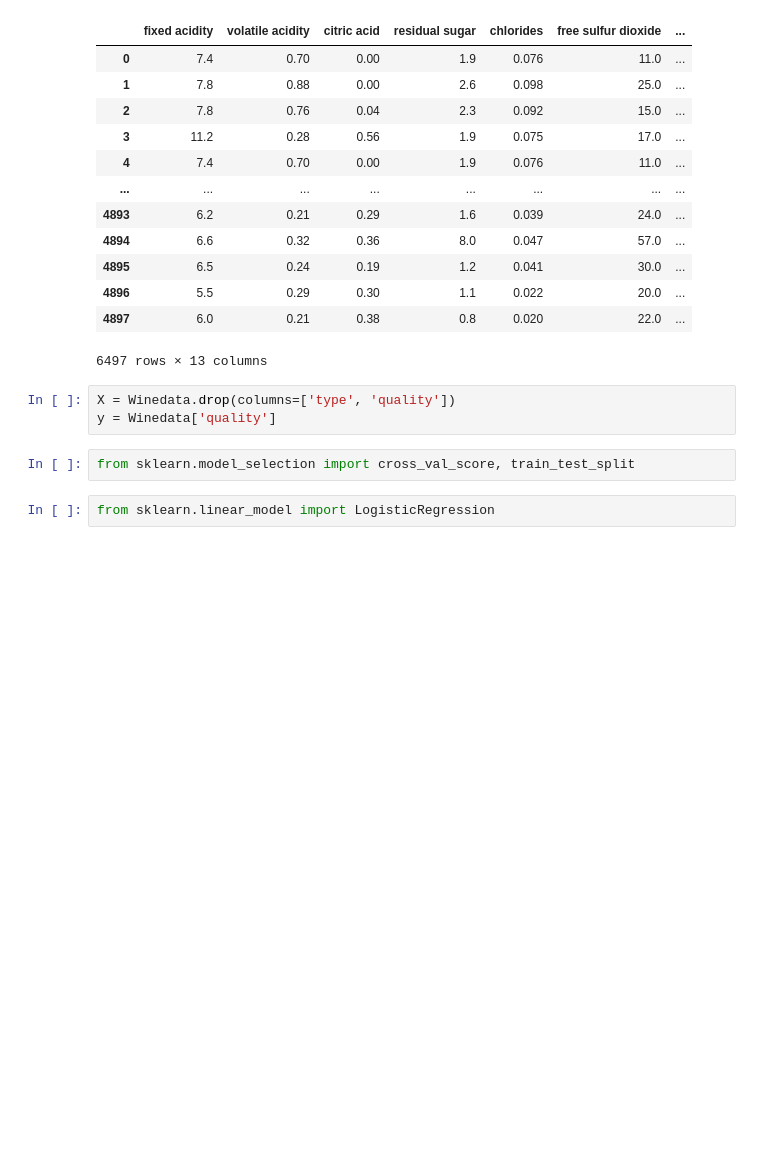
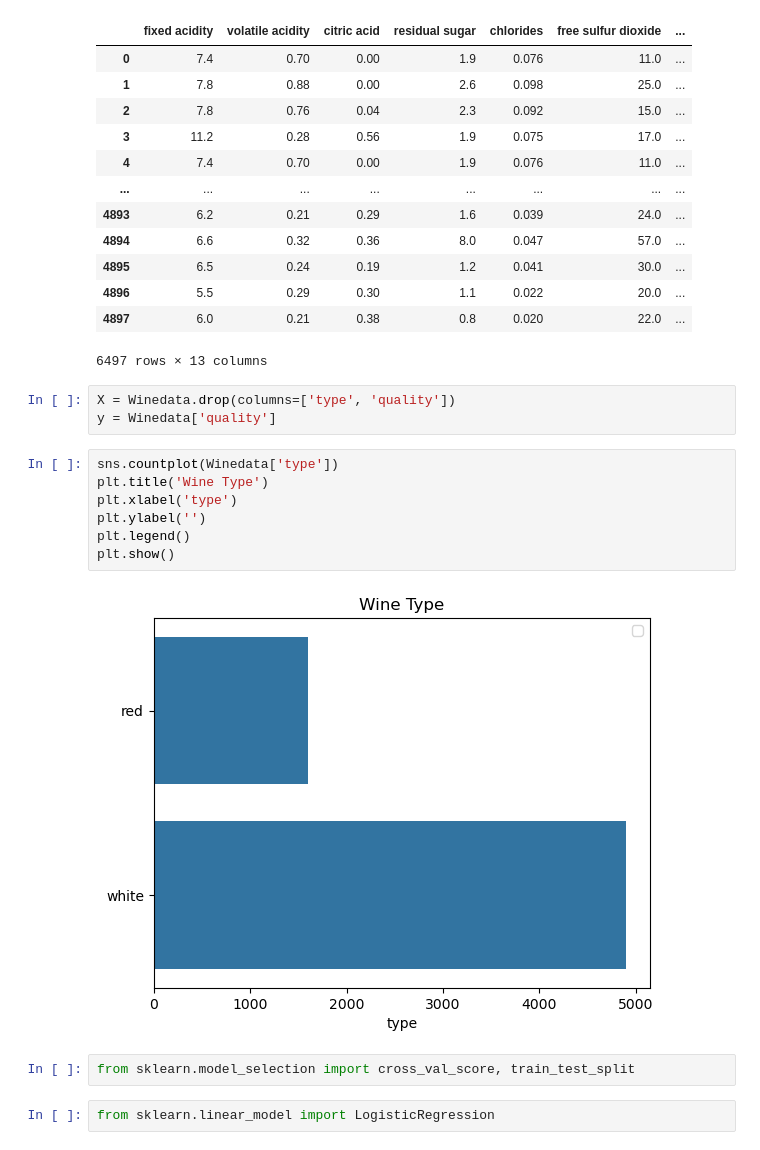
Before and after one commit to Sudha25a/Projects-2, a Jupyter notebook: ML practice.ipynb, the cells around one changed output. Cells and saved outputs as stored; diff of their text form; blank space fills up the shorter version.

```diff
--- a/ML practice.ipynb
+++ b/ML practice.ipynb
@@ -78,6 +78,15 @@ Winedata
 # %%
 X = Winedata.drop(columns=['type', 'quality'])
 y = Winedata['quality']
+# %%
+sns.countplot(Winedata['type'])
+plt.title('Wine Type')
+plt.xlabel('type')
+plt.ylabel('')
+plt.legend()
+plt.show()
+# %% [output]
+[figure, added]
 # %%
 from sklearn.model_selection import cross_val_score, train_test_split
 # %%
```
Also changed, not shown: parts of 2 cells of this notebook, 3 other files.
